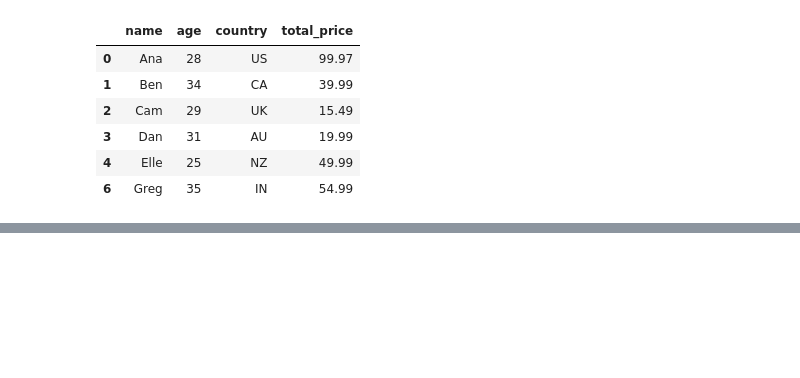
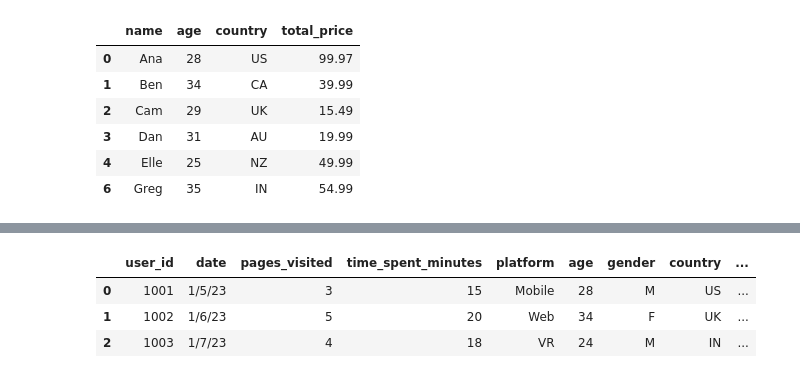
Before and after one commit to nehagovekar/Pandas_leetcode, a Jupyter notebook: Pandas_Practice_On_ProductCompanies.ipynb, the cells around one changed output, grey strips where cells are left out. Cells and saved outputs as stored; diff of their text form; code cells hidden in the pictures; blank space fills up the shorter version.

```diff
--- a/Pandas_Practice_On_ProductCompanies.ipynb
+++ b/Pandas_Practice_On_ProductCompanies.ipynb
@@ -443,0 +485,5 @@ output
+# %%
+# Setup
+df_user_interactions = pd.read_csv('/content/drive/MyDrive/Colab Notebooks/Python Pandas//Data/Meta/user_interactions.csv')
+df_user_profiles = pd.read_csv('/content/drive/MyDrive/Colab Notebooks/Python Pandas//Data/Meta/user_profiles.csv')
+df_page_metadata = pd.read_csv('/content/drive/MyDrive/Colab Notebooks/Python Pandas//Data/Meta/page_metadata.csv')
@@ -443,0 +508,9 @@ output
+# %%
+merge_meta=pd.merge(df_user_interactions, df_user_profiles, on='user_id', how='inner')
+# %%
+merge_meta
+# %% [output]
+|  | user_id | date | pages_visited | time_spent_minutes | platform | age | gender | country | ... |
+| 0 | 1001 | 1/5/23 | 3 | 15 | Mobile | 28 | M | US | ... |
+| 1 | 1002 | 1/6/23 | 5 | 20 | Web | 34 | F | UK | ... |
+| 2 | 1003 | 1/7/23 | 4 | 18 | VR | 24 | M | IN | ... |
```
Also changed, not shown: parts of 8 cells of this notebook.
